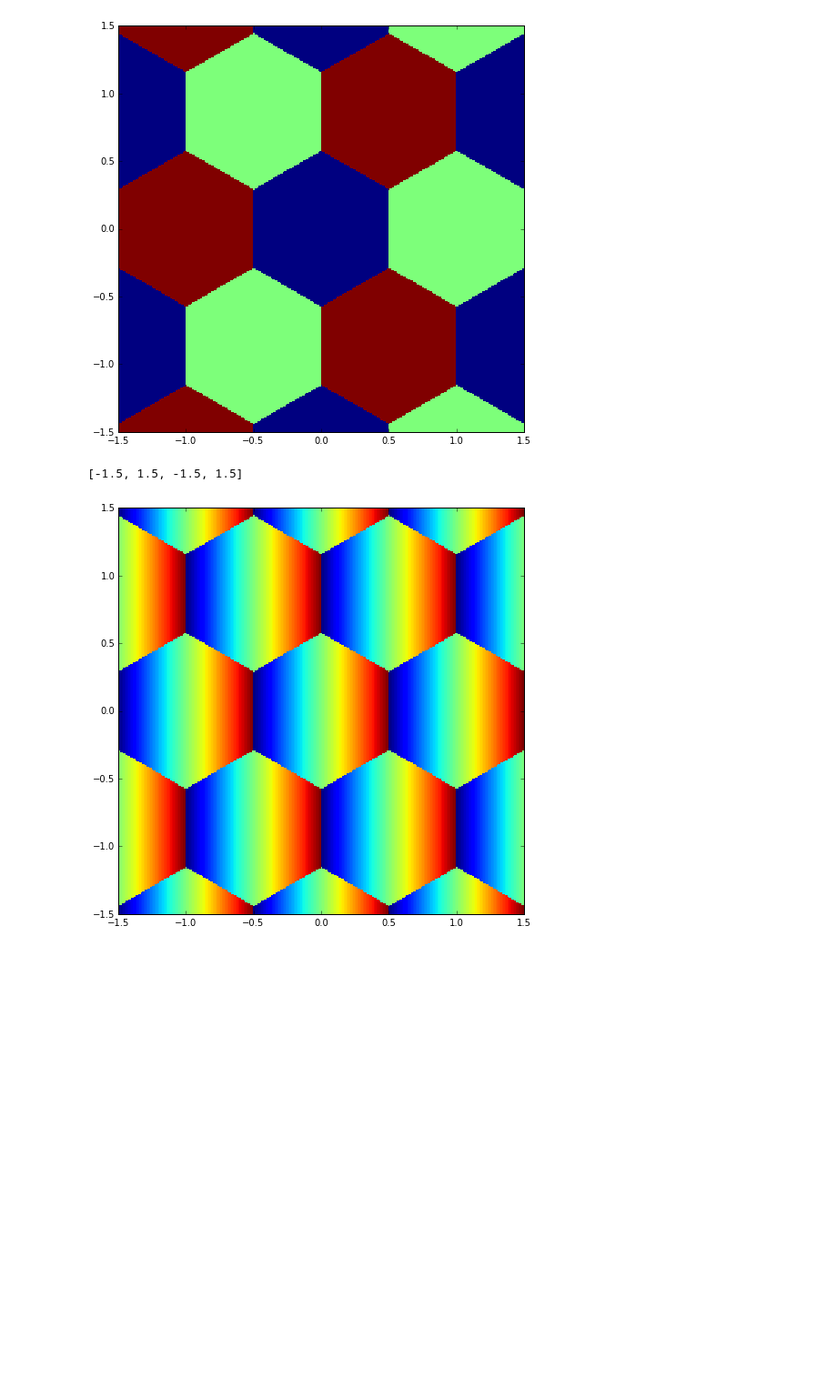
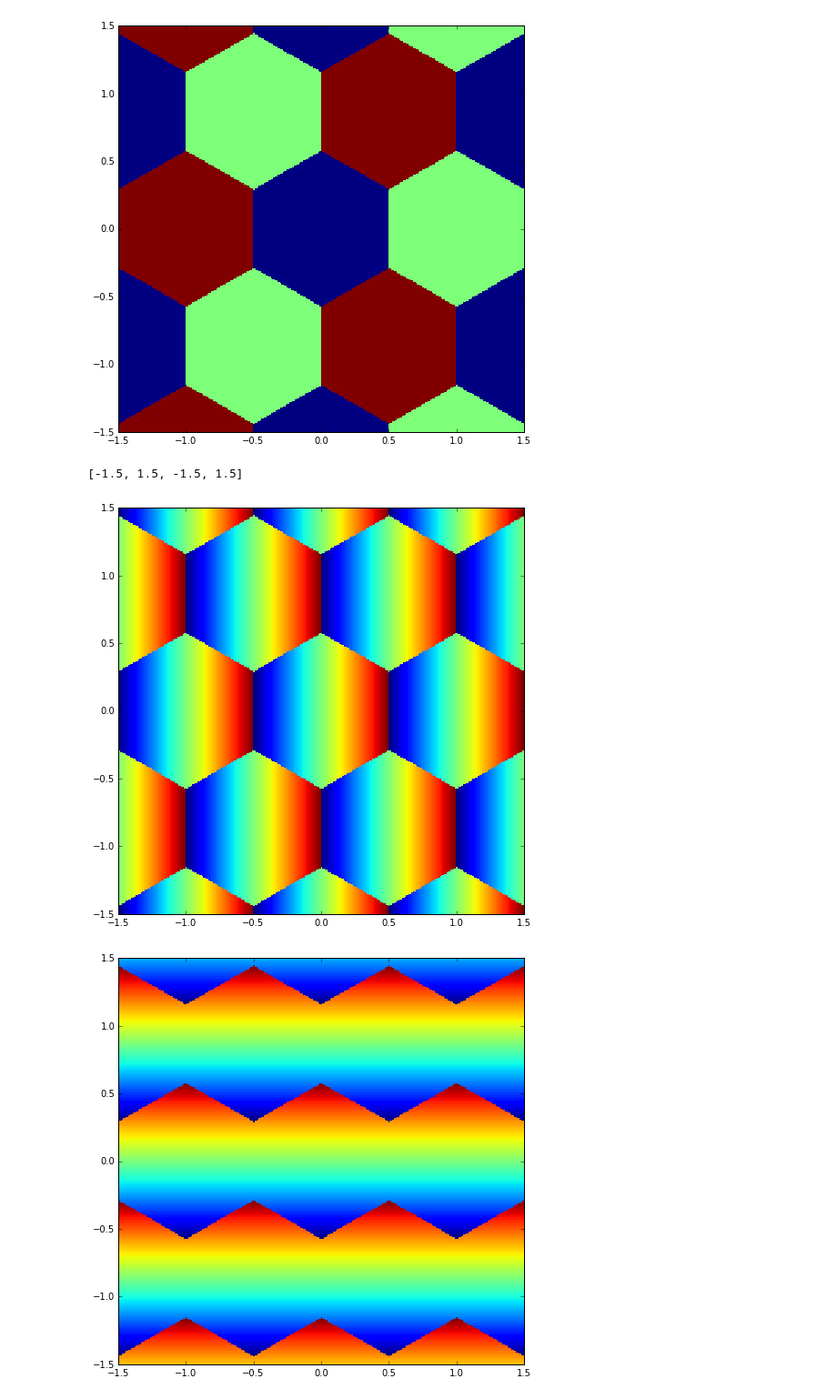
Before and after one commit to llr-cta/calin, a Jupyter notebook: unit_tests/python/notebooks/test calin.hex_array.ipynb, the cells around one changed output. Shown at 91% size. Cells and saved outputs as stored; diff of their text form; code cells hidden in the pictures; blank space fills up the shorter version.

```diff
--- a/unit_tests/python/notebooks/test calin.hex_array.ipynb
+++ b/unit_tests/python/notebooks/test calin.hex_array.ipynb
@@ -101,14 +101,21 @@ axis([-1.5,1.5,-1.5,1.5])
 # %%
 xg = frange(-1.5+0.001,1.5,0.01)
 yg = frange(-1.5+0.001,1.5,0.01)
-id = zeros((len(xg),len(yg)))
+xx = zeros((len(xg),len(yg)))
+yy = zeros((len(xg),len(yg)))
 for i in range(0,len(xg)):
     for j in range(0,len(yg)):
         ii,x,y = calin.math.hex_array.xy_to_hexid_with_remainder(xg[i],yg[j])
-        id[i,j] = x
+        xx[i,j] = x
+        yy[i,j] = y
 figure(figsize=(8,8))
-pcolor(xg,yg,id.transpose())
+pcolor(xg,yg,xx.transpose())
 axis([-1.5,1.5,-1.5,1.5])
+
+figure(figsize=(8,8))
+pcolor(xg,yg,yy.transpose())
+axis([-1.5,1.5,-1.5,1.5])
 # %% [output]
 [-1.5, 1.5, -1.5, 1.5]
 [figure]
+[figure, added]
```
Also changed, not shown: parts of 2 cells of this notebook.
